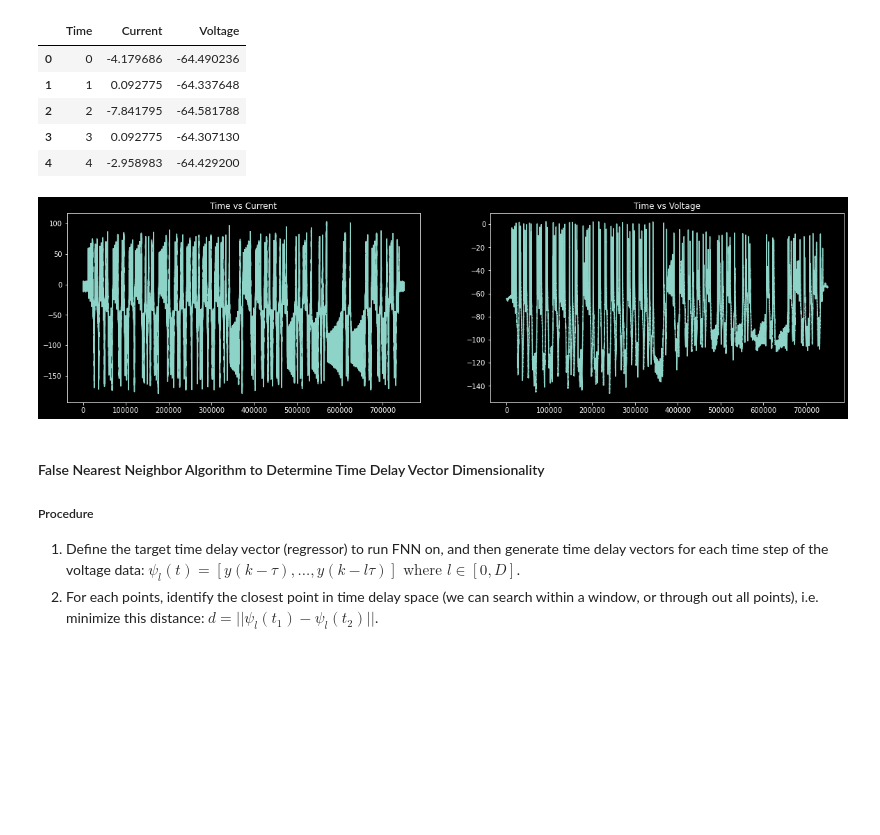
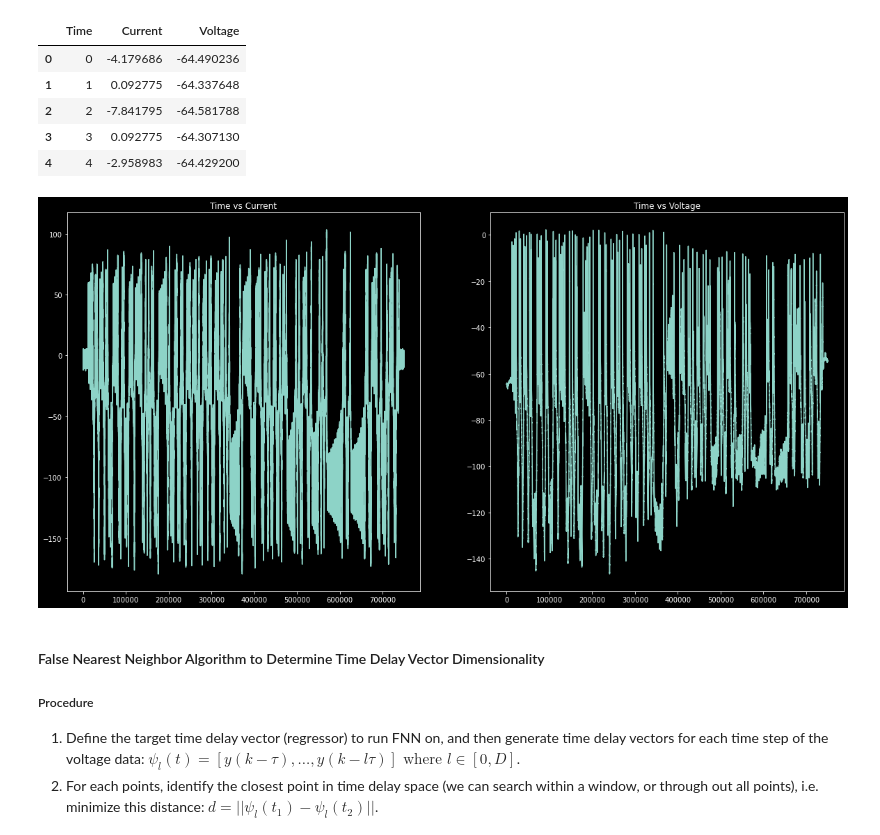
Before and after one commit to llfuller/DDF-HVC-CM-Neurons, a Jupyter notebook: false_nearest_neighbor_example.ipynb, the cells around one changed output. Saved outputs shown, nothing was run; the diff lists cells and outputs as text; code cells hidden in the pictures; blank space fills up the shorter version.

```diff
--- a/false_nearest_neighbor_example.ipynb
+++ b/false_nearest_neighbor_example.ipynb
@@ -12,7 +12,10 @@ from tqdm.notebook import tqdm
 # %%
 # get target data (Lilac 114, Neuron 1, epoch_1.txt)
 # Column1: Current, Column2: Voltage
-lilac_114_1_1 = pd.read_csv('./Data2022-50KhZ/7-7-2022/Lilac 114/Neuron 1/epoch_1.txt', delimiter='\t', header=None)
+try:
+    lilac_114_1_1 = pd.read_csv('./Data2022-50KhZ/7-7-2022/Lilac 114/Neuron 1/epoch_1.txt', delimiter='\t', header=None)
+except:
+    lilac_114_1_1 = pd.read_csv('./Data2022-50KhZ/Lilac 114/Neuron 1/epoch_1.txt', delimiter='\t', header=None)
 lilac_114_1_1.reset_index(inplace=True)
 lilac_114_1_1.columns = ['Time', 'Current', 'Voltage']
 lilac_114_1_1.head()
@@ -25,14 +28,14 @@ lilac_114_1_1.head()
 | 4 | 4 | -2.958983 | -64.429200 |
 # %%
 # plot to visualize
-figure, (ax1, ax2) = plt.subplots(1, 2, figsize=(20,5))
+figure, (ax1, ax2) = plt.subplots(1, 2, figsize=(20,10))
 ax1.set_title("Time vs Current")
 ax1.plot(lilac_114_1_1.Time, lilac_114_1_1.Current)
 ax2.set_title("Time vs Voltage")
 ax2.plot(lilac_114_1_1.Time, lilac_114_1_1.Voltage)
 plt.show()
 # %% [output]
-[figure, old version]
+[figure, new version]
 # %% [markdown]
 #### False Nearest Neighbor Algorithm to Determine Time Delay Vector Dimensionality
 
```
Also changed, not shown: parts of 2 cells of this notebook.
